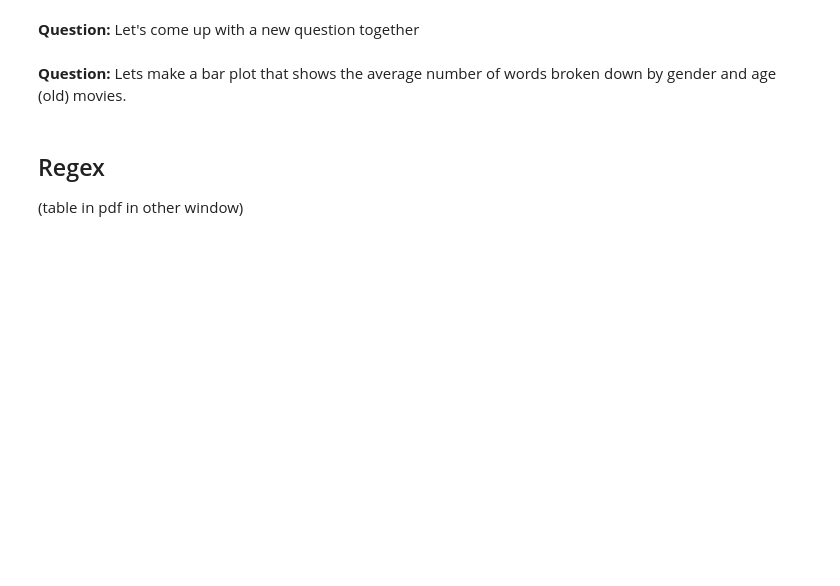
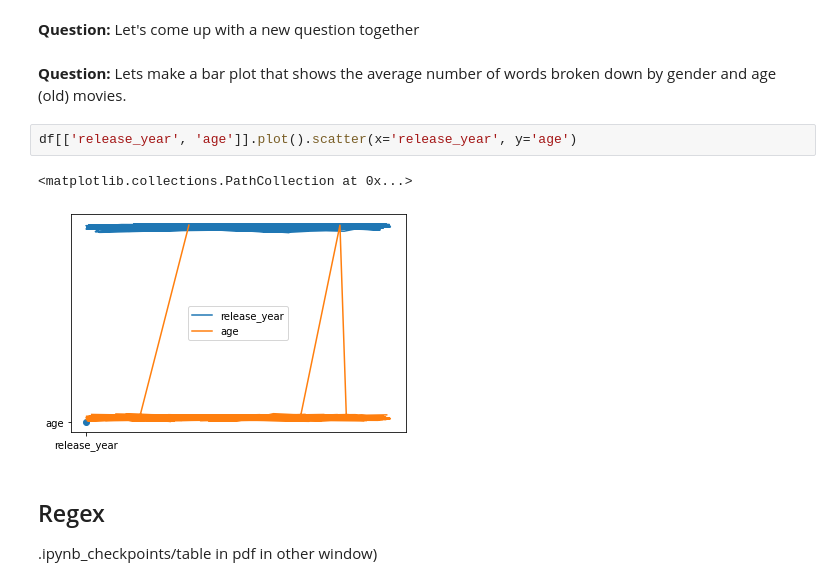
Before and after one commit to BC-COMS-2710/summer21-material, a Jupyter notebook: demo/Demo04_solutions.ipynb, the cells around one changed output. Saved outputs shown, nothing was run; the diff lists cells and outputs as text; blank space fills up the shorter version.

```diff
--- a/demo/Demo04_solutions.ipynb
+++ b/demo/Demo04_solutions.ipynb
@@ -1014,6 +1100,11 @@ df['age'] > 2000
 **Question:** Let's come up with a new question together
 # %% [markdown]
 **Question:** Lets make a bar plot that shows the average number of words broken down by gender and age (old) movies.
+# %%
+df[['release_year', 'age']].plot().scatter(x='release_year', y='age')
+# %% [output]
+<matplotlib.collections.PathCollection at 0x...>
+[figure, added]
 # %% [markdown]
 ## Regex
-(table in pdf in other window)
+.ipynb_checkpoints/table in pdf in other window)
```
Also changed, not shown: parts of 14 cells of this notebook.
